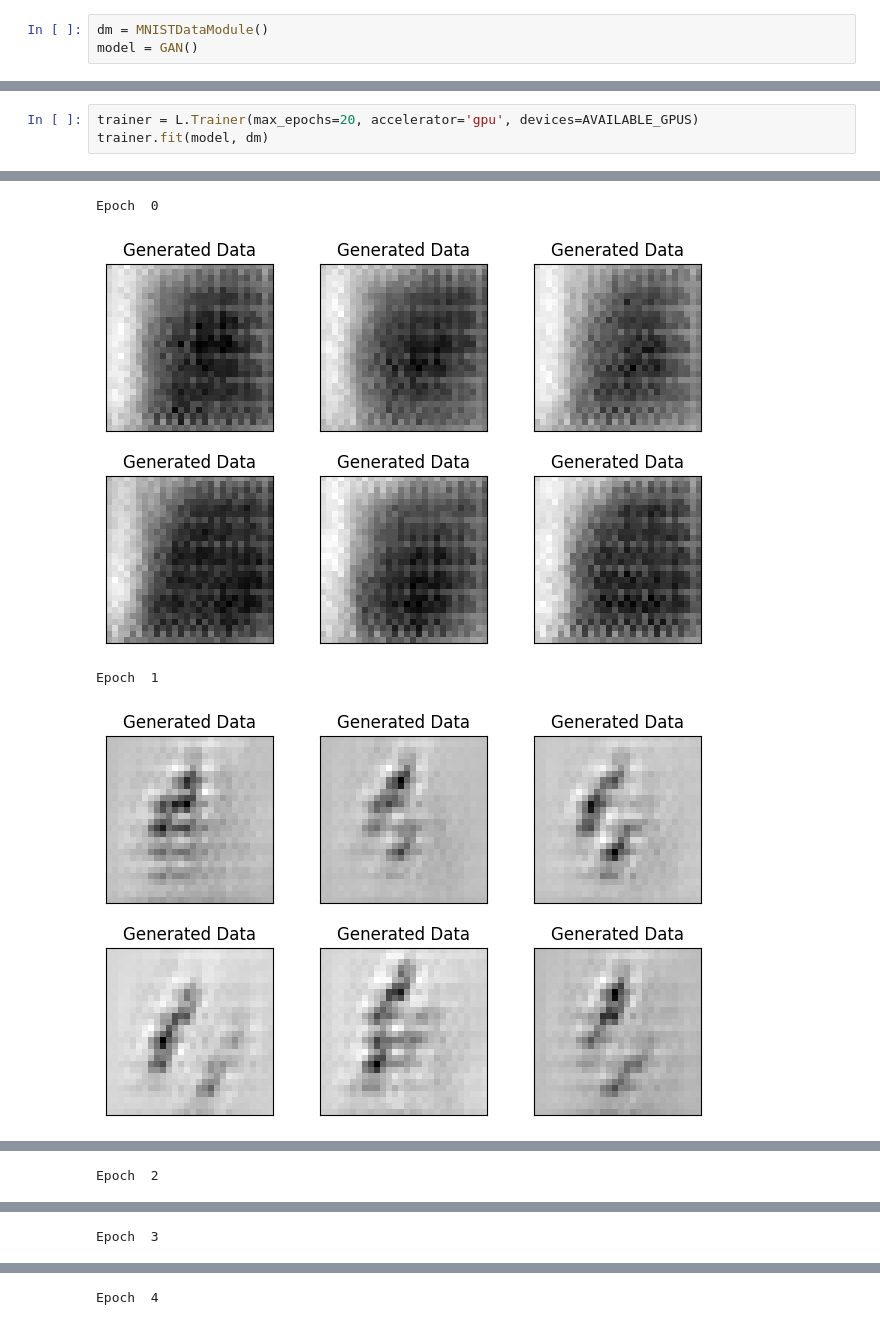
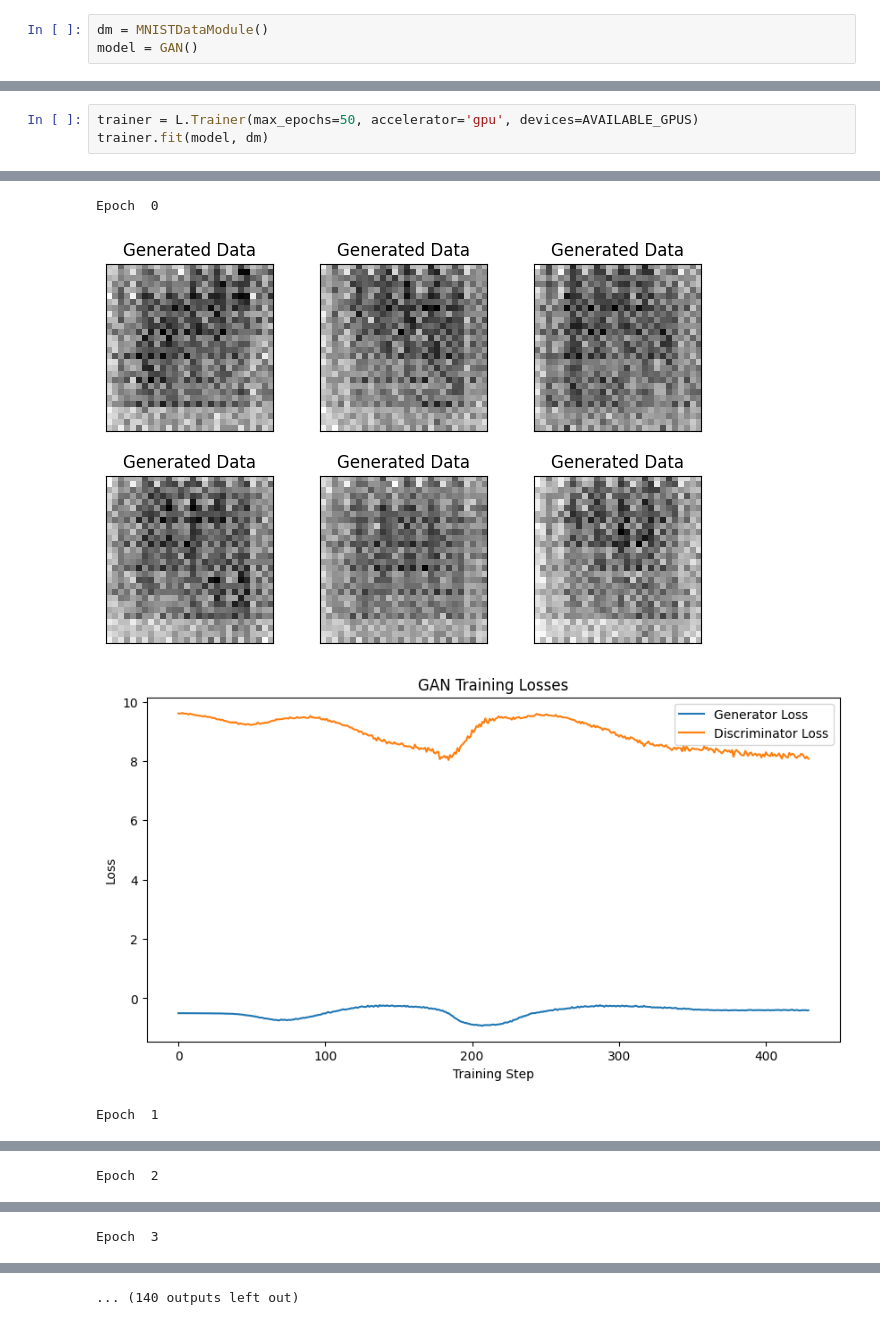
Before and after one commit to Vijay-K-2003/GANs, a Jupyter notebook: WGAN_GP.ipynb, the cells around one changed output, grey strips where cells are left out. Saved outputs shown, nothing was run; the diff lists cells and outputs as text.

Commit message:
RUN Output

```diff
--- a/WGAN_GP.ipynb
+++ b/WGAN_GP.ipynb
@@ -295,5 +256,5 @@ Epoch  0
 # %%
-trainer = L.Trainer(max_epochs=20, accelerator='gpu', devices=AVAILABLE_GPUS)
+trainer = L.Trainer(max_epochs=50, accelerator='gpu', devices=AVAILABLE_GPUS)
 trainer.fit(model, dm)
 # %% [output]
 INFO: GPU available: True (cuda), used: True
@@ -314,6 +275,6 @@ INFO:
 11        Modules in train mode
 0         Modules in eval mode
 Epoch  0
-[figure, old version]
+[figure, new version]
+[figure, new version]
 Epoch  1
-[figure, old version]
@@ -324 +288 @@ Epoch  3
-Epoch  4
+... (140 outputs left out)
```
Also changed, not shown: parts of 8 cells of this notebook.
